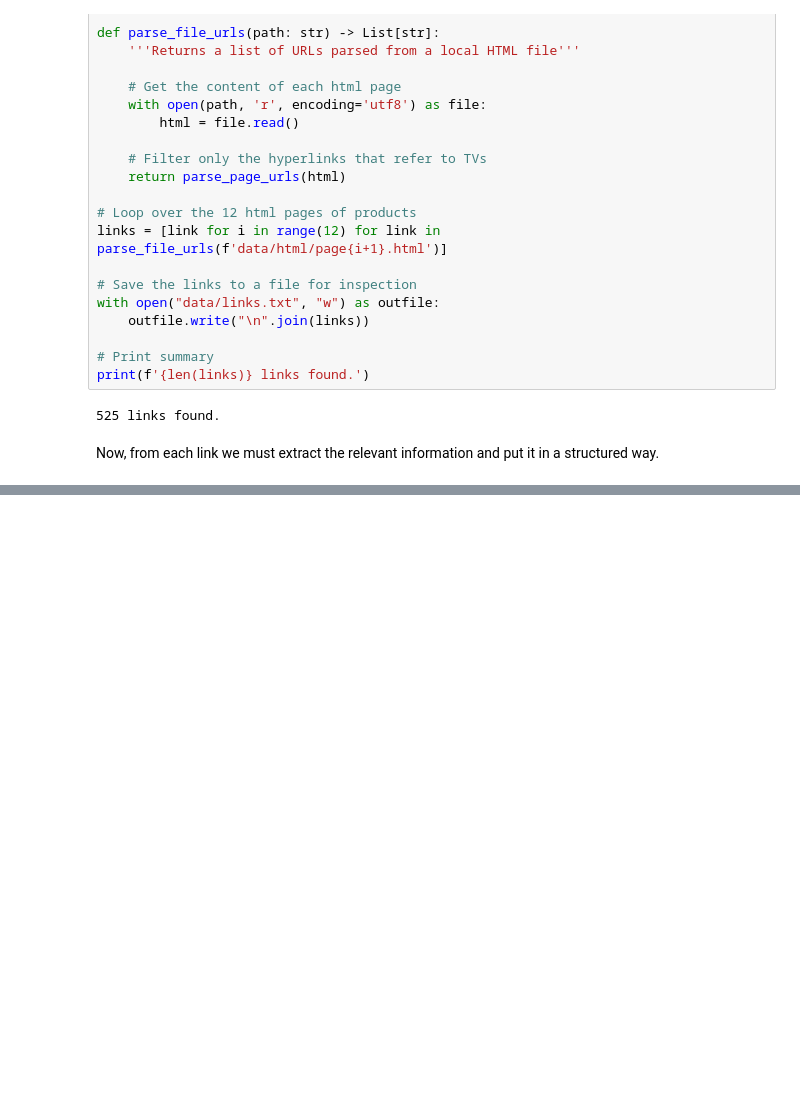
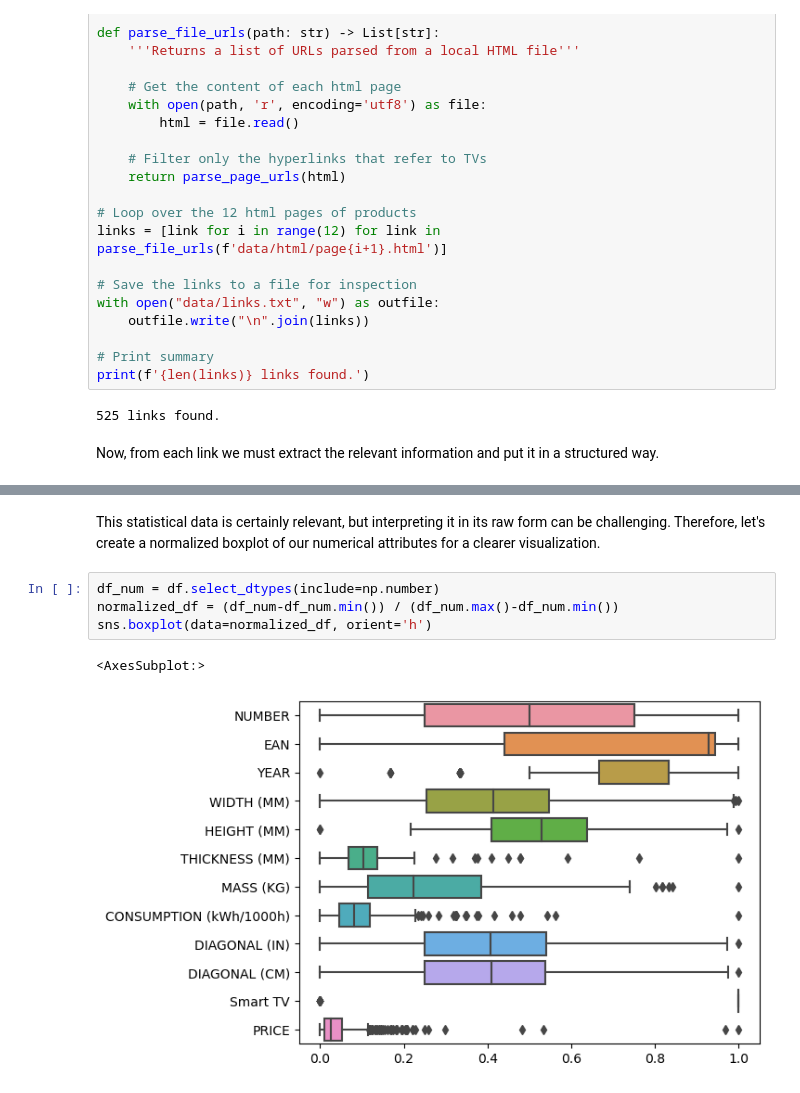
Before and after one commit to pedrodamas1/Scraping-TV-Prices, a Jupyter notebook: TV Scraping.ipynb, the cells around one changed output, grey strips where cells are left out. Drawn from its saved outputs; the diff is of its cells as text; blank space fills up the shorter version.

```diff
--- a/TV Scraping.ipynb
+++ b/TV Scraping.ipynb
@@ -188,0 +238,9 @@ The y-logarithmic plot of the price value is a surprisingly smooth curve, shaped
+# %% [markdown]
+This statistical data is certainly relevant, but interpreting it in its raw form can be challenging. Therefore, let's create a normalized boxplot of our numerical attributes for a clearer visualization.
+# %%
+df_num = df.select_dtypes(include=np.number)
+normalized_df = (df_num-df_num.min()) / (df_num.max()-df_num.min())
+sns.boxplot(data=normalized_df, orient='h')
+# %% [output]
+<AxesSubplot:>
+[figure, added]
```
Also changed, not shown: parts of 17 cells of this notebook, 4 other files.
